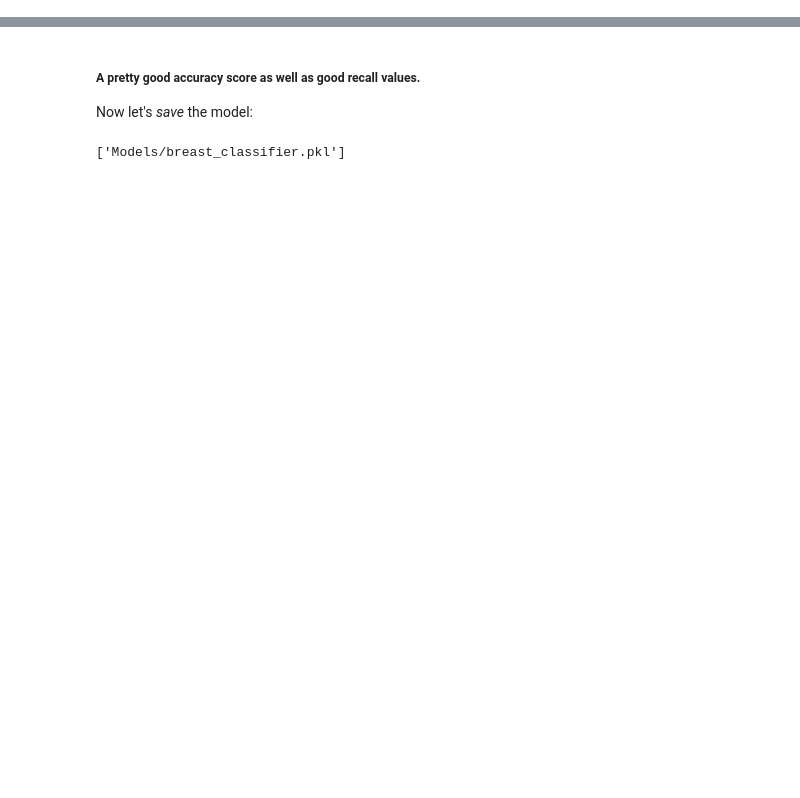
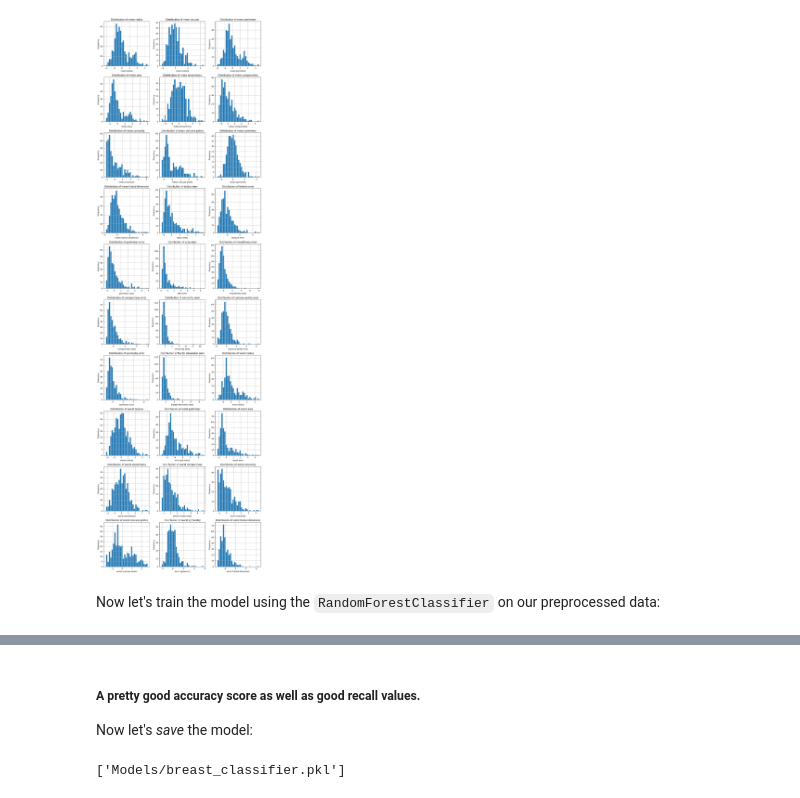
Before and after one commit to eima40x4c/PreDoctor, a Jupyter notebook: Breast Cancer Model.ipynb, the cells around one changed output, grey strips where cells are left out. Cells and saved outputs as stored; diff of their text form; code cells hidden in the pictures; blank space fills up the shorter version.

```diff
--- a/Breast Cancer Model.ipynb
+++ b/Breast Cancer Model.ipynb
@@ -61,0 +49,32 @@ plt.show()
+# %%
+X = df.drop(columns=['target'])
+y = df['target']
+
+X_train, X_test, y_train, y_test = train_test_split(X, y, stratify=y,
+                                                    test_size=0.3, random_state=42)
+
+scaler = StandardScaler()
+X_train = scaler.fit_transform(X_train)
+X_test = scaler.transform(X_test)
+# %%
+num_rows = ceil(len(X.columns) / 3)
+fig, axes = plt.subplots(num_rows, 3, figsize=(3 * 4, num_rows * 4))
+axes = axes.flatten()
+
+for idx, column in enumerate(X.columns):
+    ax = axes[idx]
+    ax.hist(X_train[:, idx], bins=30, edgecolor='white')
+    ax.set_title(f'Distribution of {column}')
+    ax.set_xlabel(column)
+    ax.set_ylabel('Frequency')
+    ax.grid(True)
+
+for idx in range(len(X.columns), len(axes)):
+    axes[idx].set_visible(False)
+
+plt.tight_layout()
+plt.show()
+# %% [output]
+[figure, added]
+# %% [markdown]
+Now let's train the model using the `RandomForestClassifier` on our preprocessed data:
```
Also changed, not shown: parts of 20 cells of this notebook, 38 other files.
